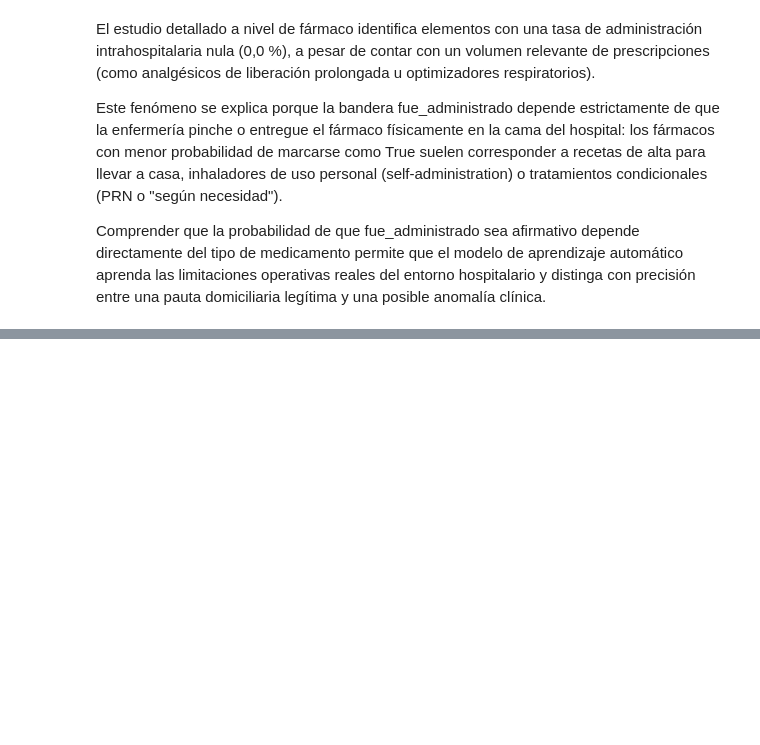
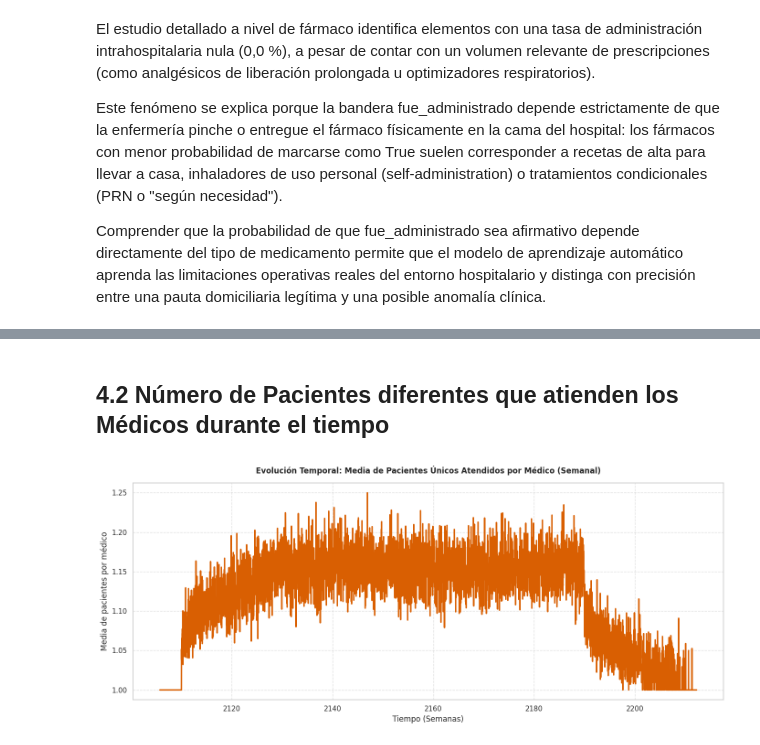
Before and after one commit to antoniojoseom/fhir-fraud-detection-ai, a Jupyter notebook: notebooks/eda_analysis.ipynb, the cells around one changed output, grey strips where cells are left out. Drawn from its saved outputs; the diff is of its cells as text; code cells hidden in the pictures; blank space fills up the shorter version.

```diff
--- a/notebooks/eda_analysis.ipynb
+++ b/notebooks/eda_analysis.ipynb
@@ -443,0 +575,37 @@ El estudio detallado a nivel de fármaco identifica elementos con una tasa de ad
+# %% [markdown]
+## 4.2 Número de Pacientes diferentes que atienden los Médicos durante el tiempo
+# %%
+# ==============================================================================
+# 4.2. EVOLUCIÓN TEMPORAL: Media de pacientes únicos atendidos por médico
+# ==============================================================================
+import warnings
+warnings.filterwarnings('ignore', category=UserWarning)
+
+# Asegurarnos de que la columna fecha y semana existen en el DataFrame principal
+if 'authored_on' in df.columns and 'semana' not in df.columns:
+    df['authored_on'] = pd.to_datetime(df['authored_on'], errors='coerce', utc=True)
+    df['semana'] = df['authored_on'].dt.to_period('W')
+
+# Agrupamos por semana y médico para contar pacientes únicos por cada uno
+pacientes_por_medico_semana = df.groupby(['semana', 'provider_id'])['patient_id'].nunique().reset_index()
+
+# Calculamos la media global de pacientes por médico para cada semana
+media_pac_medico_semana = pacientes_por_medico_semana.groupby('semana')['patient_id'].mean().reset_index()
+media_pac_medico_semana['semana'] = media_pac_medico_semana['semana'].dt.to_timestamp()
+
+# Gráfica
+plt.figure(figsize=(14, 6))
+sns.lineplot(
+    data=media_pac_medico_semana,
+    x='semana',
+    y='patient_id',
+    color='#d95f02',
+    linewidth=2.2
+)
+plt.title('Evolución Temporal: Media de Pacientes Únicos Atendidos por Médico (Semanal)', weight='bold', pad=15)
+plt.xlabel('Tiempo (Semanas)')
+plt.ylabel('Media de pacientes por médico')
+plt.grid(True, linestyle='--', alpha=0.6)
+plt.show()
+# %% [output]
+[figure, added]
```
Also changed, not shown: parts of 54 cells of this notebook.
